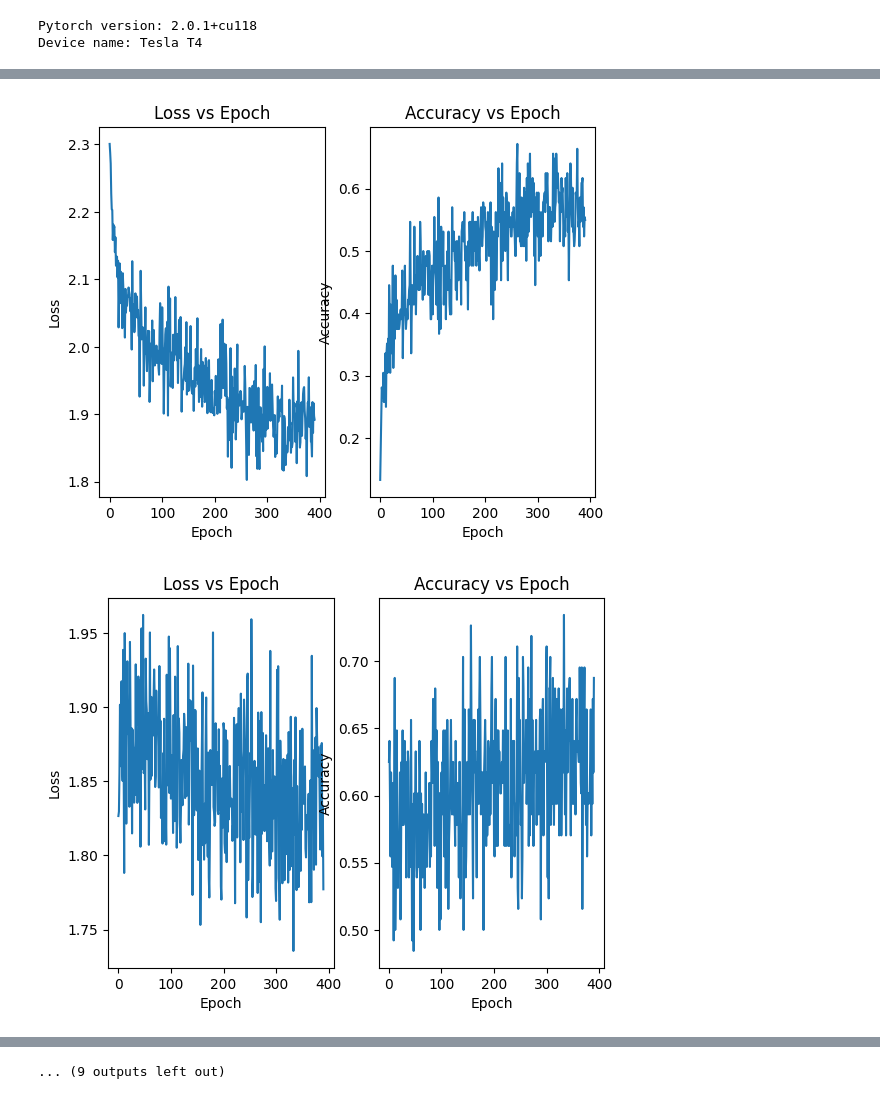
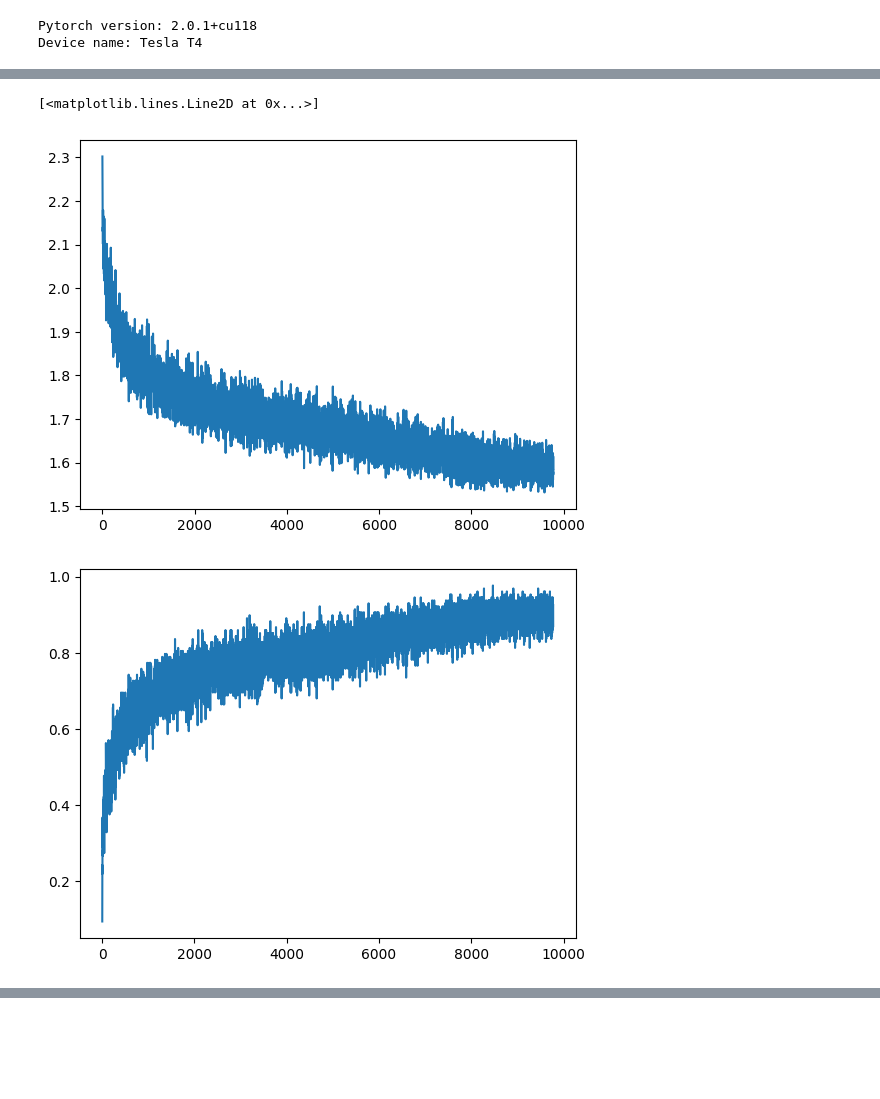
Before and after one commit to step-cheng/CIFAR10-pytorch, a Jupyter notebook: CIFAR10.ipynb, the cells around one changed output, grey strips where cells are left out. Saved outputs shown, nothing was run; the diff lists cells and outputs as text; code cells hidden in the pictures; blank space fills up the shorter version.

Commit message:
83.5% accuracy

```diff
--- a/CIFAR10.ipynb
+++ b/CIFAR10.ipynb
@@ -111,17 +111,18 @@ def train(dataloader, model, device, loss_fn, optimizer):
     optimizer.step()
     optimizer.zero_grad()
 
-  f, (ax1,ax2) = plt.subplots(1,2)
-  ax1.plot(torch.arange(batch+1),losses)
-  ax2.plot(torch.arange(batch+1),accs)
-  ax1.set_title("Loss vs Epoch")
-  ax1.set_ylabel("Loss")
-  ax1.set_xlabel("Epoch")
-  ax2.set_title("Accuracy vs Epoch")
-  ax2.set_ylabel("Accuracy")
-  ax2.set_xlabel("Epoch")
+  # f, (ax1,ax2) = plt.subplots(1,2)
+  # ax1.plot(torch.arange(batch+1),losses)
+  # ax2.plot(torch.arange(batch+1),accs)
+  # ax1.set_title("Loss vs Epoch")
+  # ax1.set_ylabel("Loss")
+  # ax1.set_xlabel("Epoch")
+  # ax2.set_title("Accuracy vs Epoch")
+  # ax2.set_ylabel("Accuracy")
+  # ax2.set_xlabel("Epoch")
 
   print(f"Epoch Accuracy: {matches/50000}")
+  return losses, accs
 # %%
 def test(dataloader, model, device):
 
@@ -206,23 +159,31 @@ class NN(nn.Module):
 # %%
-model = NN().to(device)
+model = mymodel.myNN().to(device)
 # model.half() # If doing this, input type and weight type need to be the same
 
 # set cross entropy loss and Adam optimizer functions
 loss_fn = nn.CrossEntropyLoss()
 # optimizer = torch.optim.SGD(model.parameters(), lr=0.001, momentum=0.9)
-optimizer = torch.optim.Adam(model.parameters(),lr=0.001,weight_decay=0.001)
-lr_sch = torch.optim.lr_scheduler.CosineAnnealingLR(optimizer, T_max=20)
+optimizer = torch.optim.Adam(model.parameters(),lr=0.001,weight_decay=0.005)
+lr_sch = torch.optim.lr_scheduler.CosineAnnealingLR(optimizer, T_max=25)
 # lr_sch = torch.optim.lr_scheduler.StepLR(optimizer, step_size=14, gamma=0.1)
 # %%
-epochs = 20
+epochs = 25
 start = datetime.now()
+losses_ = []
+accuracies_ = []
 for e in range(epochs):
-  print(f"Epoch {e}, learning rate {lr_sch.get_lr()}")
-  train(train_loader, model, device, loss_fn, optimizer)
+  print(f"Epoch {e+1}, learning rate {lr_sch.get_last_lr()}")
+  losses, accuracies = train(train_loader, model, device, loss_fn, optimizer)
+  losses_.extend(losses)
+  accuracies_.extend(accuracies)
   test(test_loader,model,device)
   # return losses and accuracy, compile into big graph
   optimizer.step()
   lr_sch.step()
 elapse = datetime.now() - start
 print("Training Time: ", elapse)
+plt.figure()
+plt.plot(torch.arange(1,len(losses_)+1), losses_)
+plt.figure()
+plt.plot(torch.arange(1,len(accuracies_)+1), accuracies_)
 # %% [output]
@@ -246,2 +207,3 @@ Training Time:  0:06:16.017759
+[<matplotlib.lines.Line2D at 0x...>]
-[figure, old version]
+[figure, new version]
-[figure, old version]
+[figure, new version]
@@ -257 +209,0 @@ Training Time:  0:06:16.017759
-... (9 outputs left out)
```
Also changed, not shown: parts of 3 cells of this notebook.
